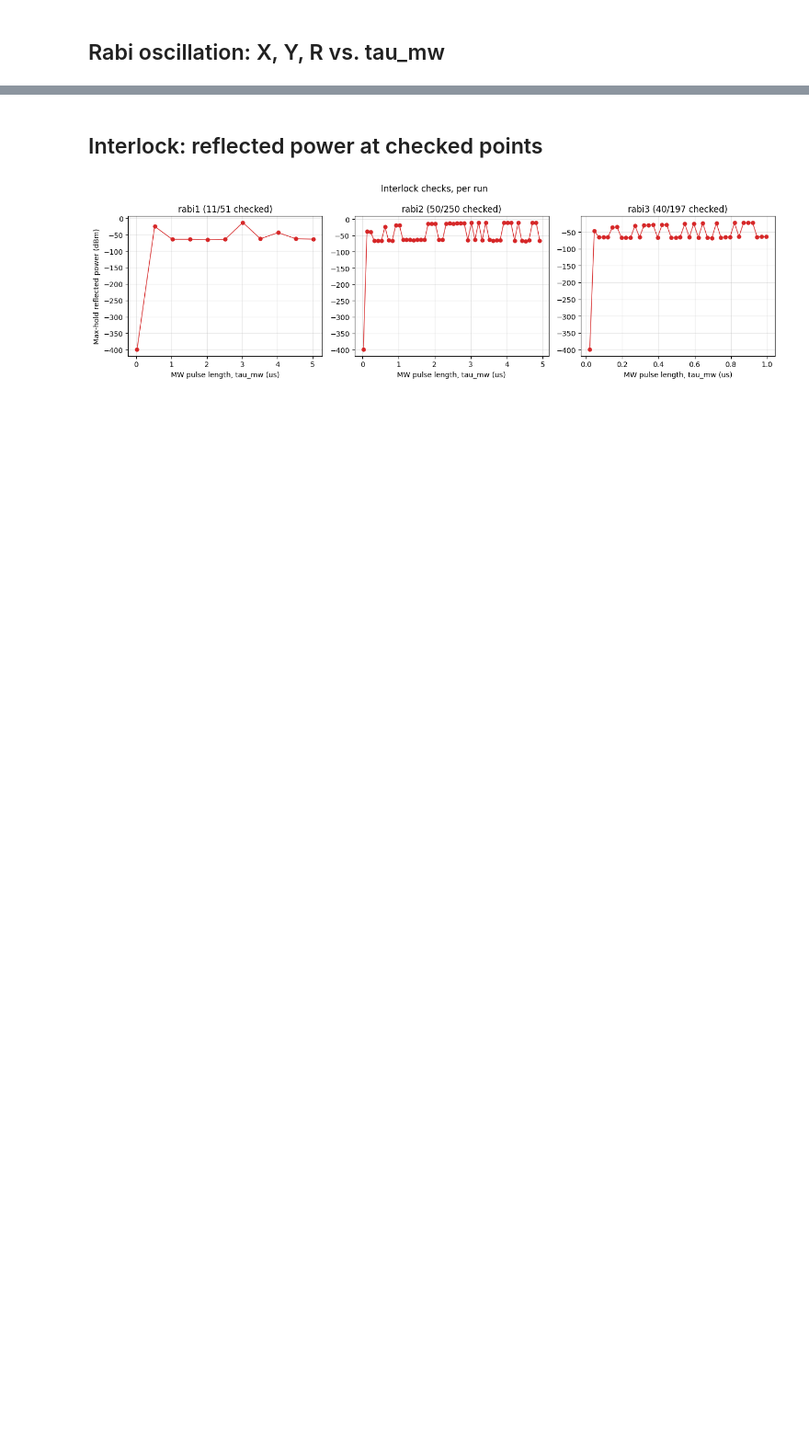
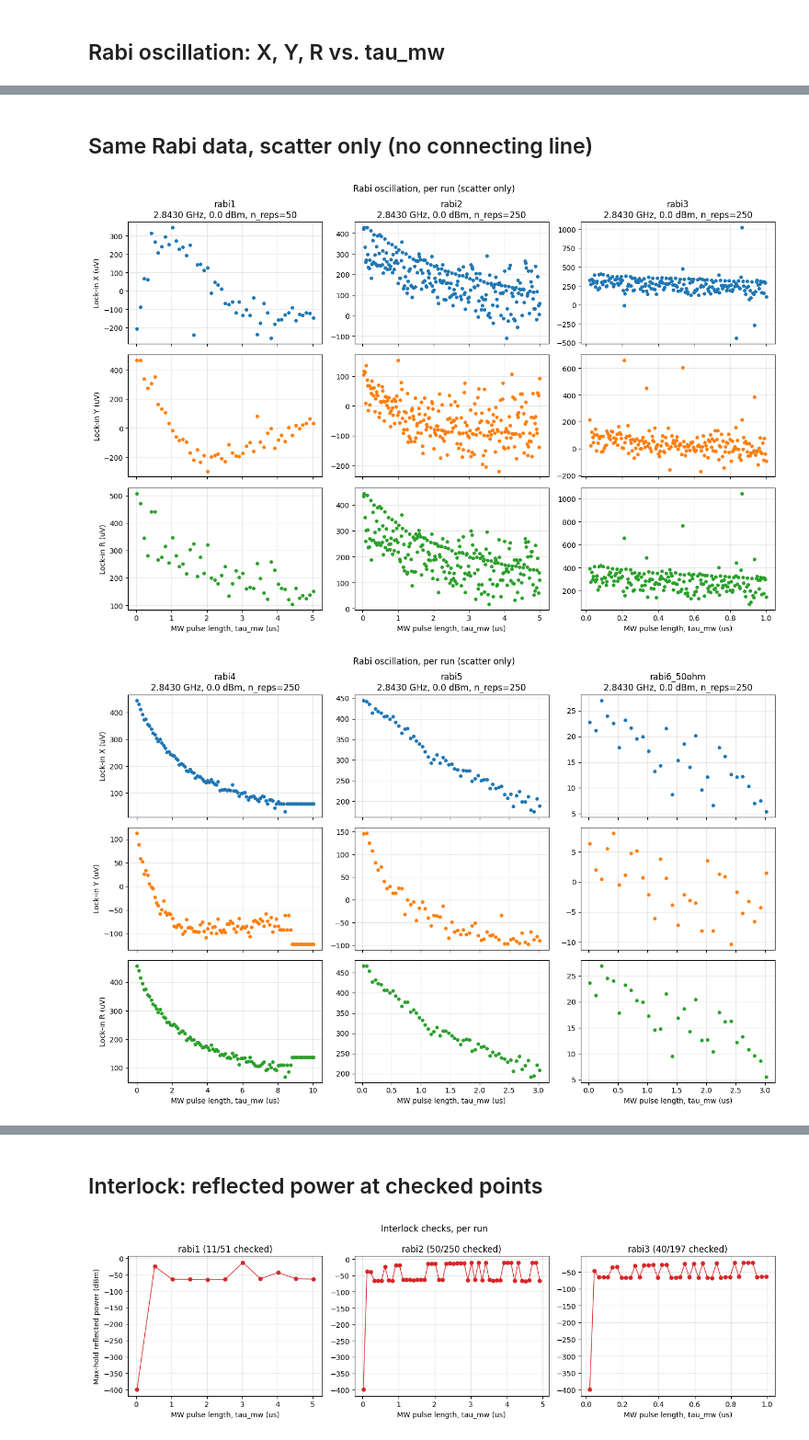
Before and after one commit to meimei2027/diamonds, a Jupyter notebook: experiment/rabi_result.ipynb, the cells around one changed output, grey strips where cells are left out. Shown at 92% size. Drawn from its saved outputs; the diff is of its cells as text; code cells hidden in the pictures; blank space fills up the shorter version.

```diff
--- a/experiment/rabi_result.ipynb
+++ b/experiment/rabi_result.ipynb
@@ -88,0 +102,32 @@ plt.show()
+# %% [markdown]
+## Same Rabi data, scatter only (no connecting line)
+# %%
+for group in chunked_runs():
+    n_runs = len(group)
+    fig, axes = plt.subplots(3, n_runs, figsize=(4.5 * n_runs, 9), sharex="col", squeeze=False)
+
+    for col, (file_name, d) in enumerate(group):
+        r_v = np.sqrt(d["x_v"]**2 + d["y_v"]**2)
+        axes[0, col].plot(d["mw_us"], d["x_v"] * 1e6, "o", ms=4, color="tab:blue")
+        axes[1, col].plot(d["mw_us"], d["y_v"] * 1e6, "o", ms=4, color="tab:orange")
+        axes[2, col].plot(d["mw_us"], r_v * 1e6, "o", ms=4, color="tab:green")
+
+        freq_ghz = d["metadata"]["freq_hz"] / 1e9
+        drive_dbm = d["metadata"]["drive_power_dbm"]
+        n_reps = int(d["metadata"]["n_reps"])
+        axes[0, col].set_title(f"{file_name}\n{freq_ghz:.4f} GHz, {drive_dbm:.1f} dBm, n_reps={n_reps}")
+
+        axes[2, col].set_xlabel("MW pulse length, tau_mw (us)")
+        for row in range(3):
+            axes[row, col].grid(alpha=0.3)
+
+    axes[0, 0].set_ylabel("Lock-in X (uV)")
+    axes[1, 0].set_ylabel("Lock-in Y (uV)")
+    axes[2, 0].set_ylabel("Lock-in R (uV)")
+
+    fig.suptitle("Rabi oscillation, per run (scatter only)")
+    plt.tight_layout()
+    plt.show()
+# %% [output]
+[figure, added]
+[figure, added]
```
Also changed, not shown: parts of 5 cells of this notebook, 5 other files.
